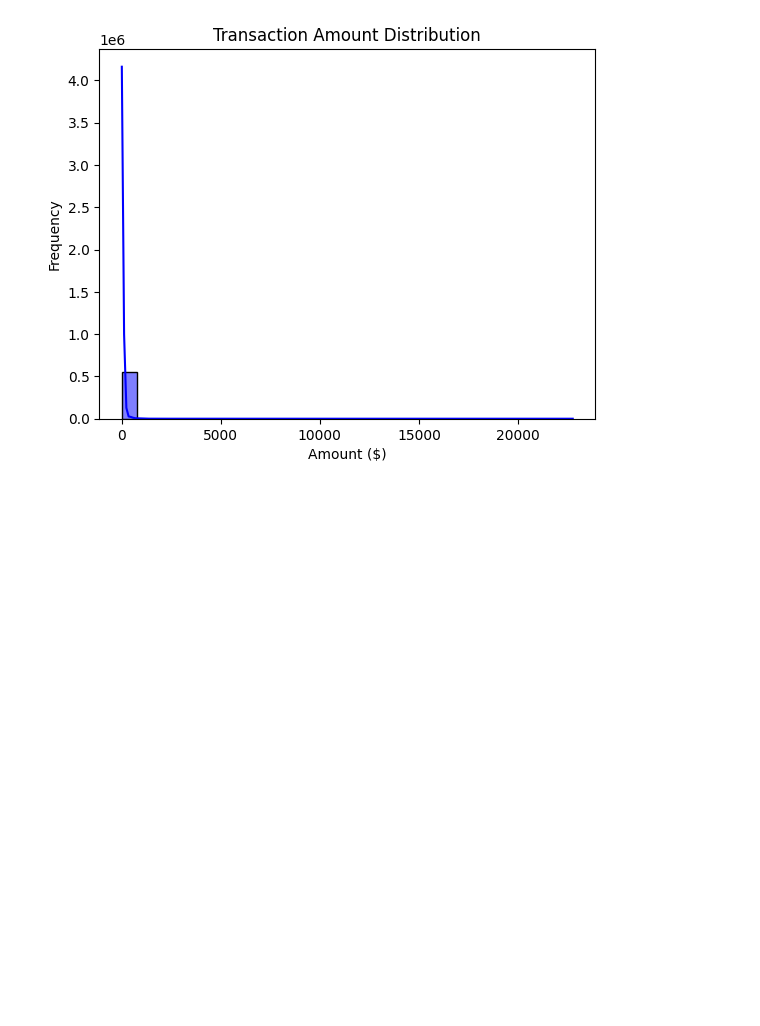
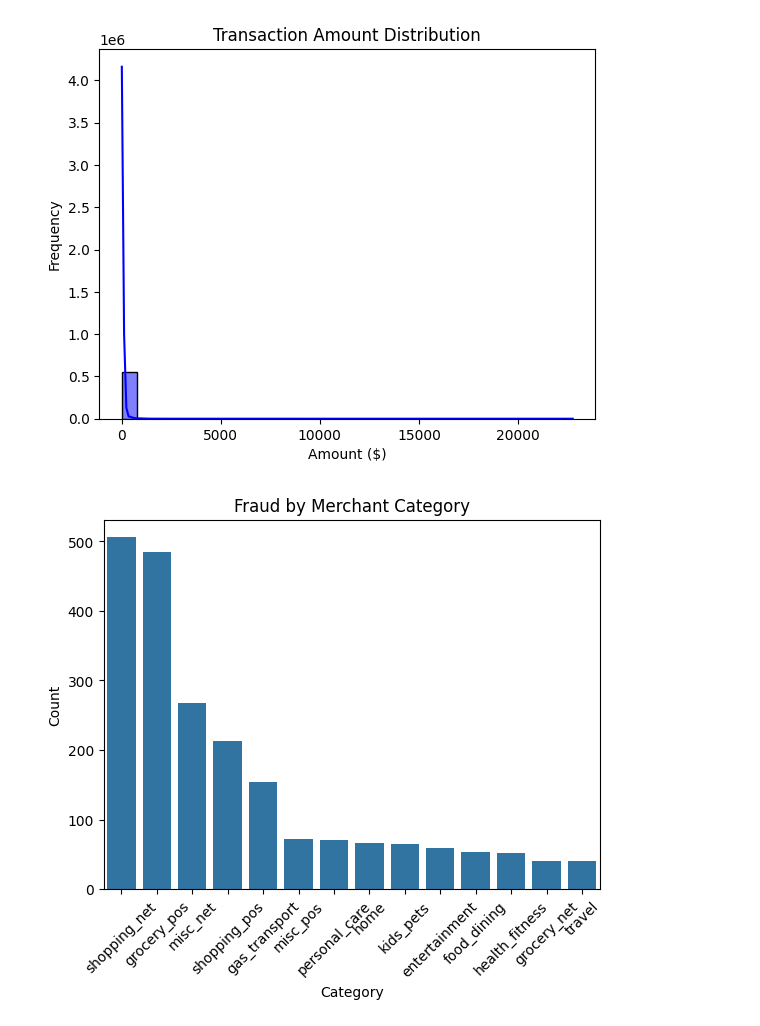
Before and after one commit to Nahom32/Regularization-Assignment, a Jupyter notebook: injecting_noise.ipynb, the cells around one changed output. Drawn from its saved outputs; the diff is of its cells as text; code cells hidden in the pictures; blank space fills up the shorter version.

```diff
--- a/injecting_noise.ipynb
+++ b/injecting_noise.ipynb
@@ -100,2 +104,12 @@ plt.show()
 # %% [output]
 [figure]
+# %%
+fraud_category = data[data['is_fraud'] == 1]['category'].value_counts()
+sns.barplot(x=fraud_category.index, y=fraud_category.values)
+plt.xticks(rotation=45)
+plt.title('Fraud by Merchant Category')
+plt.xlabel('Category')
+plt.ylabel('Count')
+plt.show()
+# %% [output]
+[figure, added]
```
Also changed, not shown: parts of 5 cells of this notebook.
